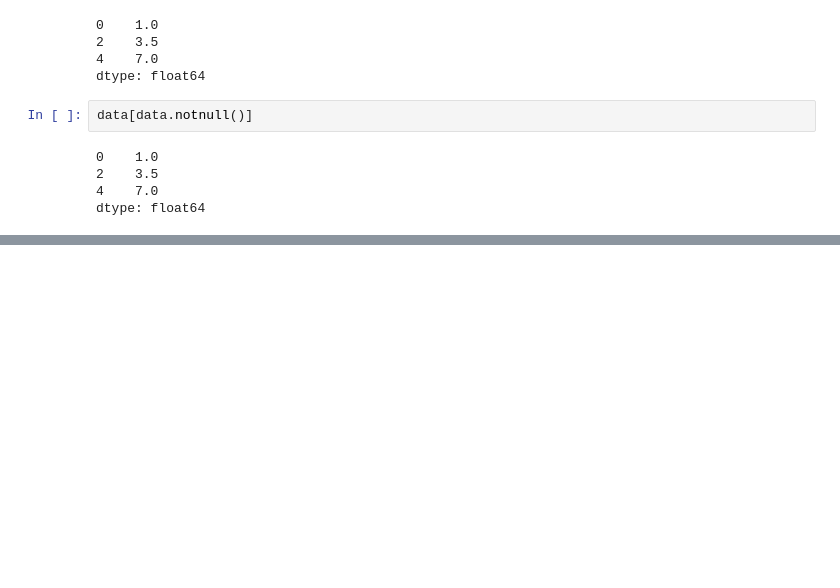
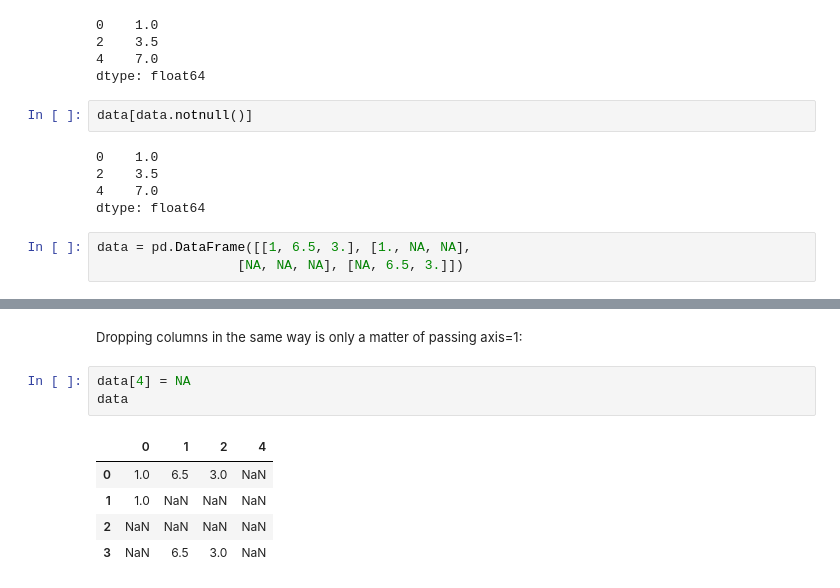
Before and after one commit to AmanSg098/ML-Projects, a Jupyter notebook: Pandaspract.ipynb, the cells around one changed output, grey strips where cells are left out. Drawn from its saved outputs; the diff is of its cells as text; blank space fills up the shorter version.

```diff
--- a/Pandaspract.ipynb
+++ b/Pandaspract.ipynb
@@ -1227,3 +1136,6 @@ data[data.notnull()]
 2    3.5
 4    7.0
 dtype: float64
+# %%
+data = pd.DataFrame([[1, 6.5, 3.], [1., NA, NA],
+                  [NA, NA, NA], [NA, 6.5, 3.]])
@@ -1229,0 +1164,11 @@ dtype: float64
+# %% [markdown]
+<font size=2>Dropping columns in the same way is only a matter of passing axis=1:</font>
+# %%
+data[4] = NA
+data
+# %% [output]
+|  | 0 | 1 | 2 | 4 |
+| 0 | 1.0 | 6.5 | 3.0 | NaN |
+| 1 | 1.0 | NaN | NaN | NaN |
+| 2 | NaN | NaN | NaN | NaN |
+| 3 | NaN | 6.5 | 3.0 | NaN |
```
Also changed, not shown: parts of 25 cells of this notebook.
